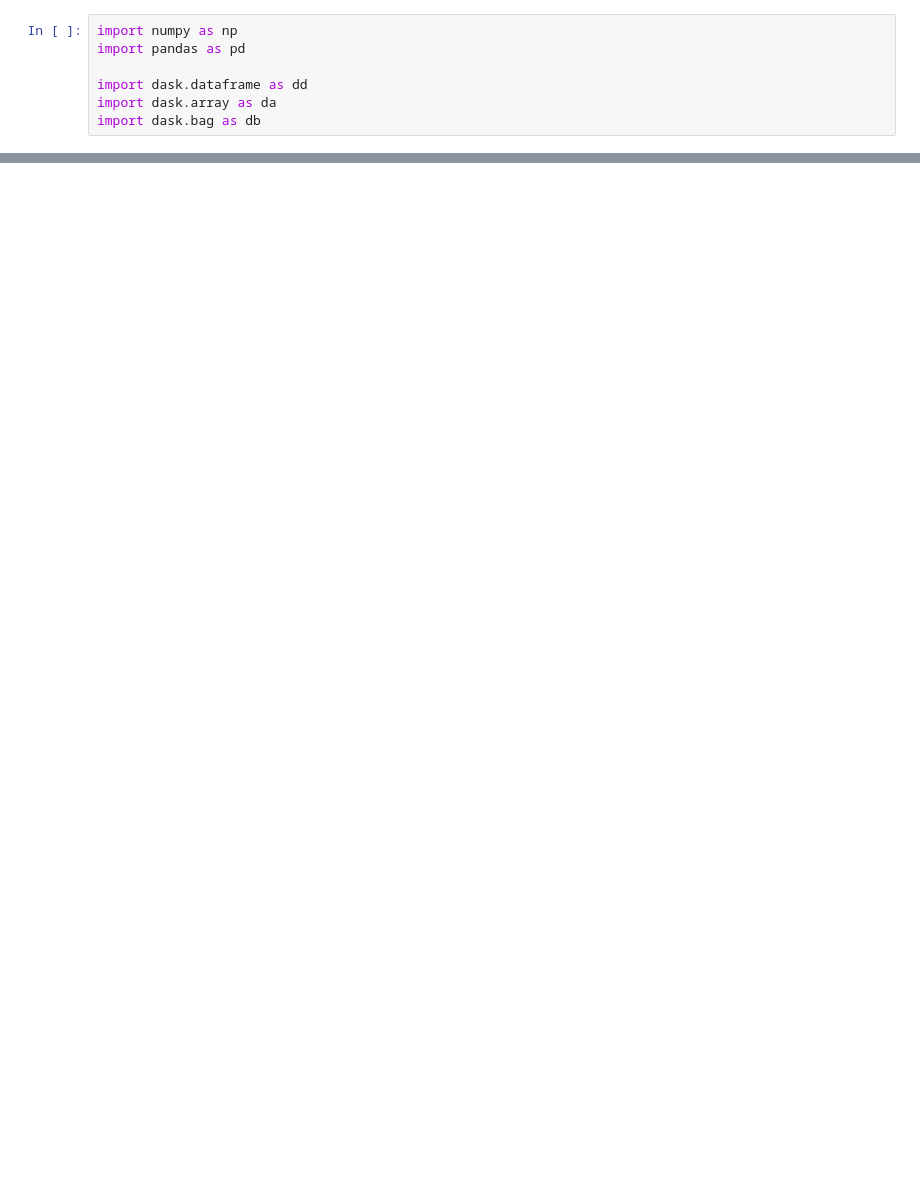
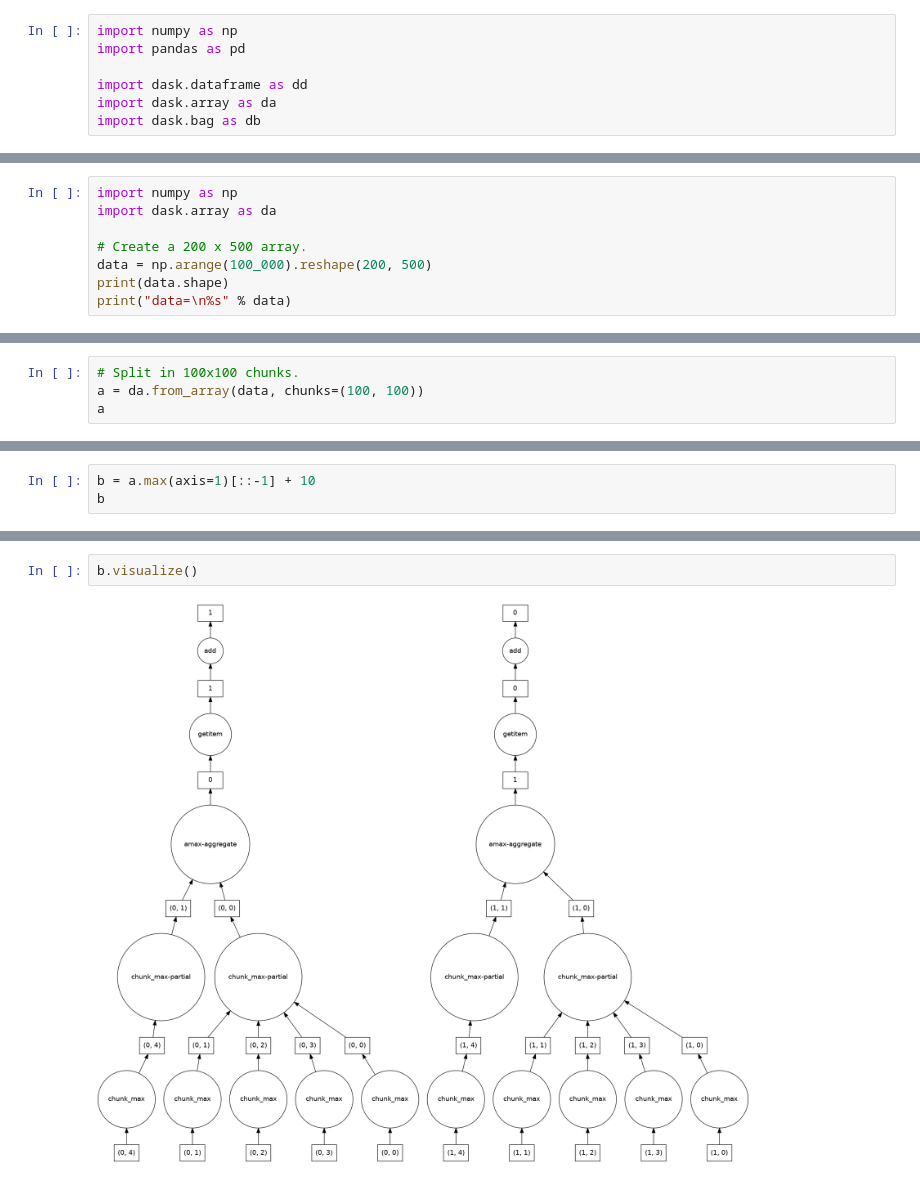
Before and after one commit to gpsaggese/umd_data605, a Jupyter notebook: projects/tutorial_dask/Dask_tutorial.ipynb, the cells around one changed output, grey strips where cells are left out. Cells and saved outputs as stored; diff of their text form; blank space fills up the shorter version.

```diff
--- a/projects/tutorial_dask/Dask_tutorial.ipynb
+++ b/projects/tutorial_dask/Dask_tutorial.ipynb
@@ -26,0 +186,8 @@ Dask Name: from_pandas, 1 graph layer
+# %%
+import numpy as np
+import dask.array as da
+
+# Create a 200 x 500 array.
+data = np.arange(100_000).reshape(200, 500)
+print(data.shape)
+print("data=\n%s" % data)
@@ -26,0 +210,4 @@ Dask Name: from_pandas, 1 graph layer
+# %%
+# Split in 100x100 chunks.
+a = da.from_array(data, chunks=(100, 100))
+a
@@ -26,0 +259,3 @@ Dask Name: from_pandas, 1 graph layer
+# %%
+b = a.max(axis=1)[::-1] + 10
+b
@@ -26,0 +289,4 @@ Dask Name: from_pandas, 1 graph layer
+# %%
+b.visualize()
+# %% [output]
+[figure, added]
```
Also changed, not shown: parts of 51 cells of this notebook.
